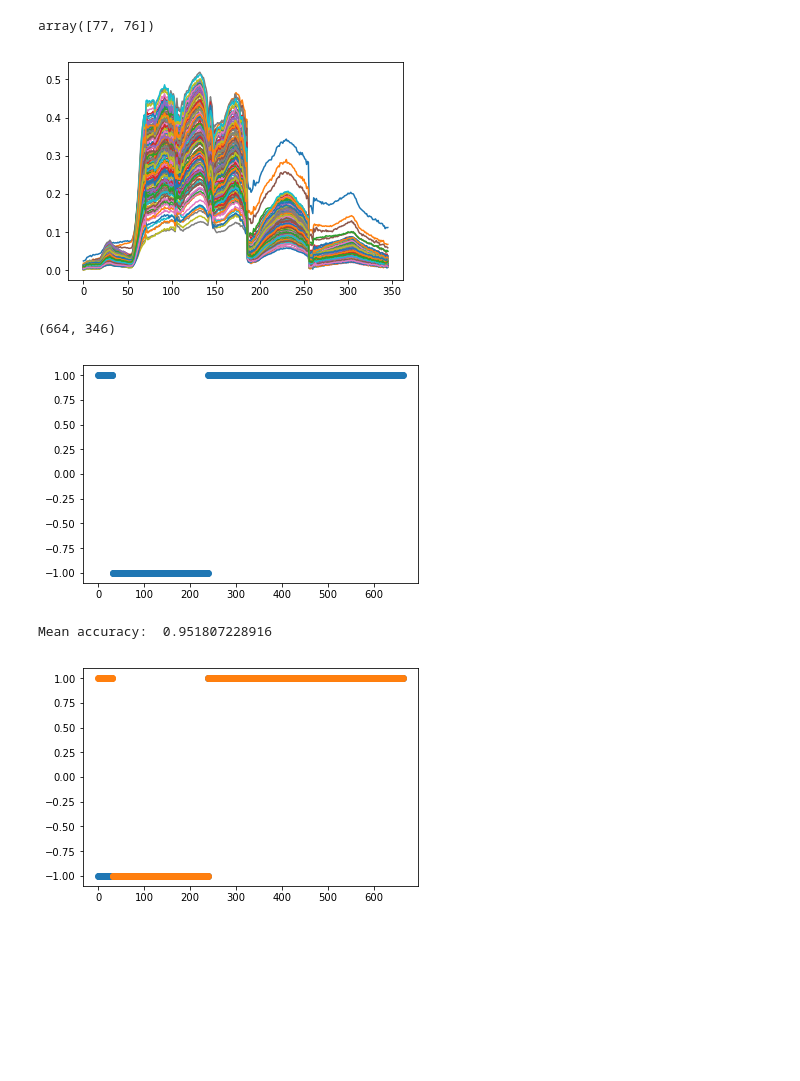
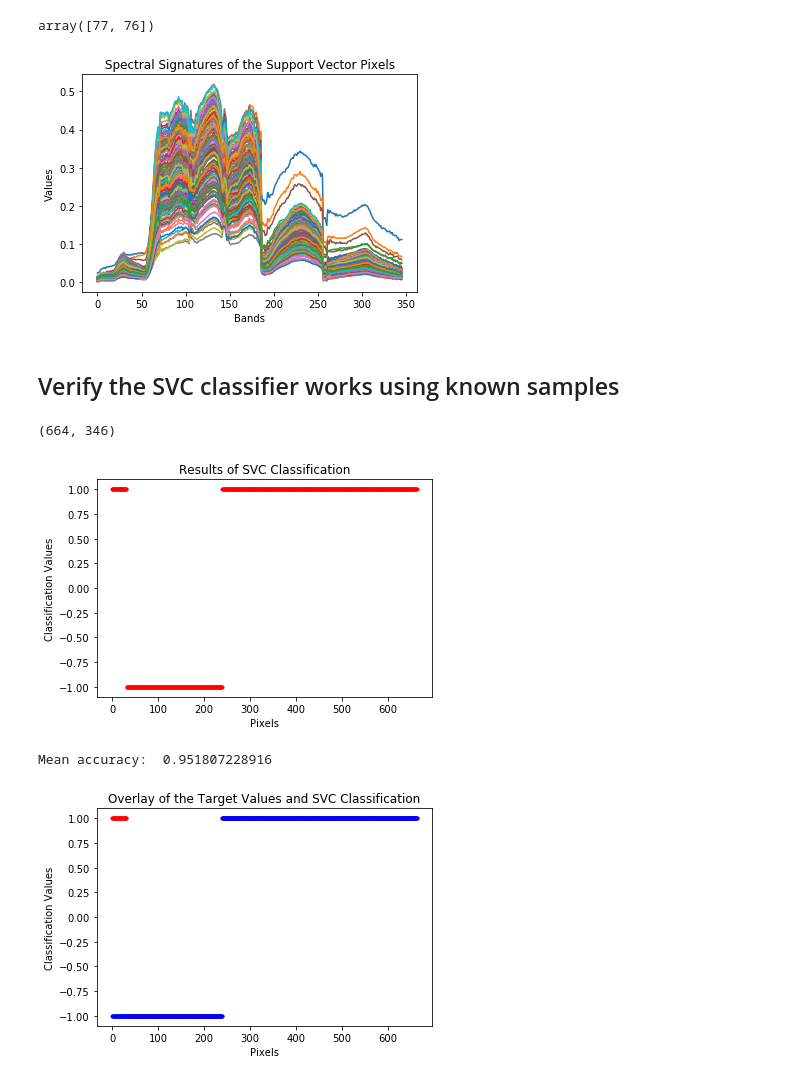
Before and after one commit to MarjaH/NEON-2017-DI-VegClass, a Jupyter notebook: Reading_Data_SVC.ipynb, the cells around one changed output. Drawn from its saved outputs; the diff is of its cells as text; code cells hidden in the pictures; blank space fills up the shorter version.

```diff
--- a/Reading_Data_SVC.ipynb
+++ b/Reading_Data_SVC.ipynb
@@ -93,7 +131,12 @@ array([77, 76])
 # %%
 # Plotting the support vectors --> spectral signatures of the pixels that were chosen
 sv=TrainedSVC_Class_1_2.support_vectors_
 plt.plot(sv.T);
+plt.xlabel('Bands');
+plt.ylabel('Values');
+plt.title('Spectral Signatures of the Support Vector Pixels');
 # %% [output]
-[figure, old version]
+[figure, new version]
+# %% [markdown]
+## Verify the SVC classifier works using known samples
 # %%
@@ -105,9 +149,12 @@ ValidSamps.shape
 # %%
 # Plot the result of the classifier for the validation data set
 plt.figure()
-plt.plot(Validate,"o");
+plt.plot(Validate,".",color='r');
+plt.xlabel('Pixels');
+plt.ylabel('Classification Values');
+plt.title('Results of SVC Classification');
 # %% [output]
-[figure, old version]
+[figure, new version]
 # %%
 # Calculate the score of the classifier for this pair
 print('Mean accuracy: ',TrainedSVC_Class_1_2.score(ValidSamps,Targets_Val))
@@ -116,7 +163,10 @@ Mean accuracy:  0.951807228916
 # %%
 # Figure for the target and the validation data set
 plt.figure()
-plt.plot(Targets_Val,"o")
-plt.plot(Validate,"o");
+plt.plot(Validate,".",color ='r');
+plt.plot(Targets_Val,".",color='b');
+plt.xlabel('Pixels');
+plt.ylabel('Classification Values');
+plt.title('Overlay of the Target Values and SVC Classification');
 # %% [output]
-[figure, old version]
+[figure, new version]
```
Also changed, not shown: parts of 12 cells of this notebook.
